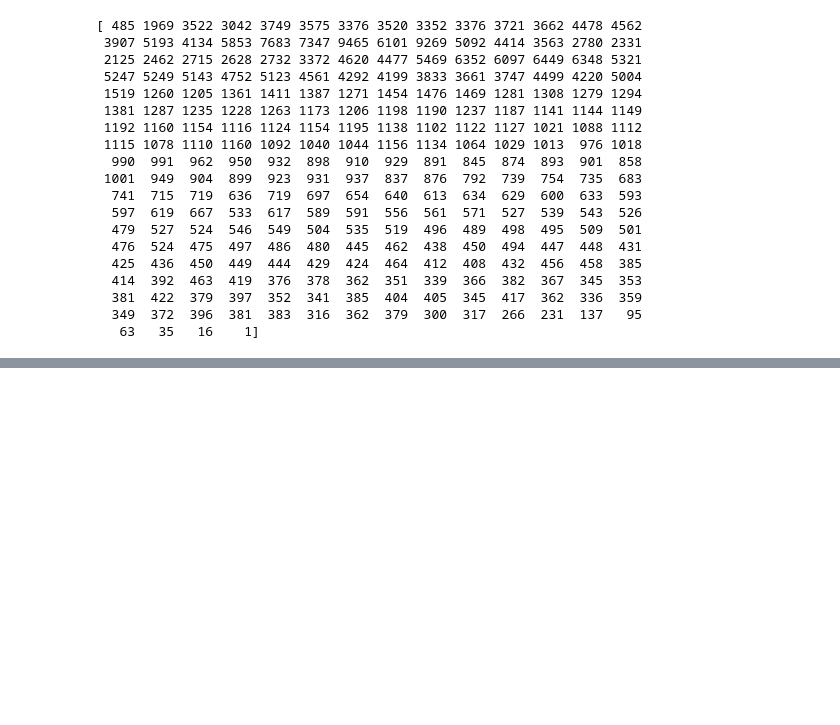
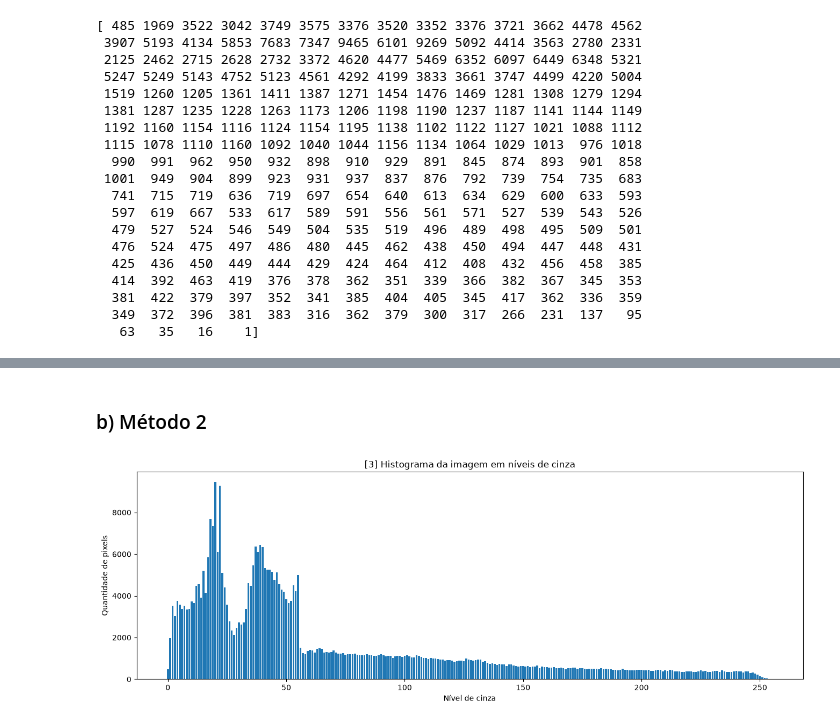
Before and after one commit to lianeheidemann/atividades-processamento-de-imagens, a Jupyter notebook: atividade/atividade-2/atividade_2.ipynb, the cells around one changed output, grey strips where cells are left out. Saved outputs shown, nothing was run; the diff lists cells and outputs as text; code cells hidden in the pictures; blank space fills up the shorter version.

```diff
--- a/atividade/atividade-2/atividade_2.ipynb
+++ b/atividade/atividade-2/atividade_2.ipynb
@@ -115,0 +112,20 @@ plt.show()
+# %% [markdown]
+### b) Método 2
+# %%
+# Calcula e plota o histograma percorrendo a imagem pixel a pixel.
+# Espera uma imagem em tons de cinza (uint8).
+
+histograma = np.zeros(256, dtype=int)
+
+for px in np.ravel(imagem_cinza):
+    histograma[px] += 1
+
+plt.figure(figsize=(16, 5))
+
+plt.bar(range(256), histograma)
+plt.xlabel("Nível de cinza")
+plt.ylabel("Quantidade de pixels")
+plt.title("[3] Histograma da imagem em níveis de cinza")
+plt.show()
+# %% [output]
+[figure, added]
```
Also changed, not shown: parts of 32 cells of this notebook, 2 other files.
